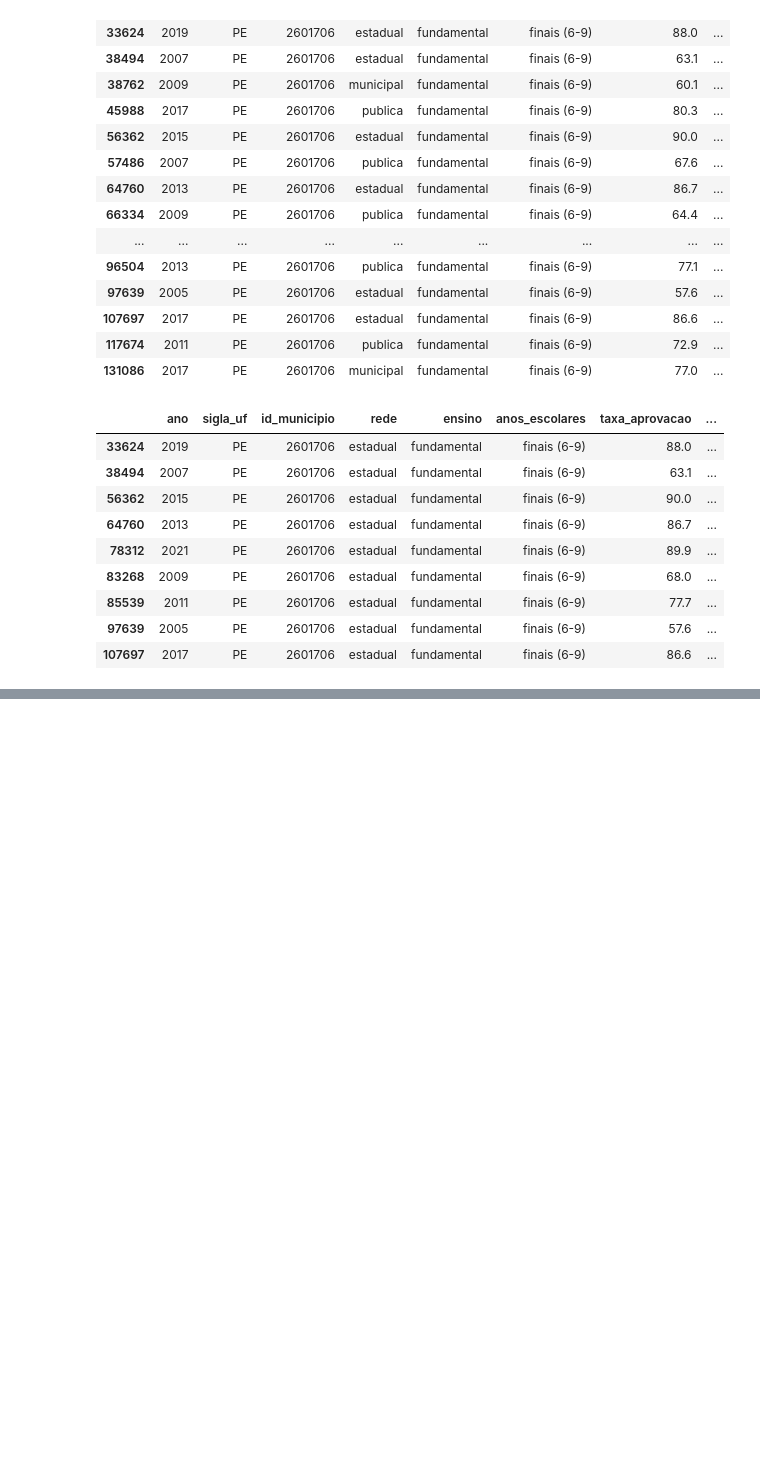
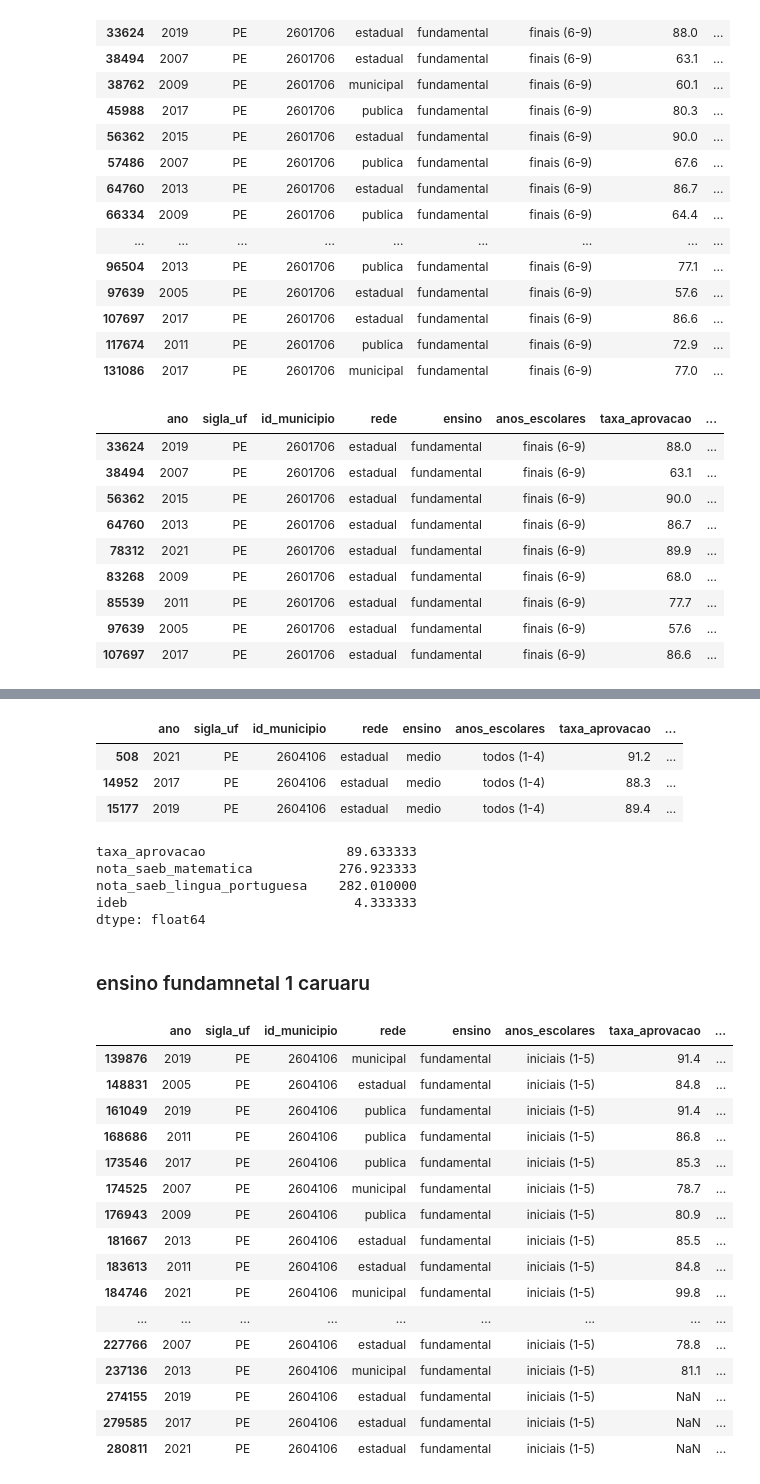
Before and after one commit to claraaqn/IC-Dadis_IDEB, a Jupyter notebook: analise_descritiva.ipynb, the cells around one changed output, grey strips where cells are left out. Cells and saved outputs as stored; diff of their text form; code cells hidden in the pictures; blank space fills up the shorter version.

```diff
--- a/analise_descritiva.ipynb
+++ b/analise_descritiva.ipynb
@@ -184,0 +221,39 @@ data_f2_bj_est[dados_numericos].describe()
+# %%
+data_em_ca_est = data_em_ca[(data['rede'] == 'estadual')]
+data_em_ca_est
+# %% [output]
+|  | ano | sigla_uf | id_municipio | rede | ensino | anos_escolares | taxa_aprovacao | ... |
+| 508 | 2021 | PE | 2604106 | estadual | medio | todos (1-4) | 91.2 | ... |
+| 14952 | 2017 | PE | 2604106 | estadual | medio | todos (1-4) | 88.3 | ... |
+| 15177 | 2019 | PE | 2604106 | estadual | medio | todos (1-4) | 89.4 | ... |
+# %%
+data_em_ca_est[dados_numericos].mean()
+# %% [output]
+taxa_aprovacao                  89.633333
+nota_saeb_matematica           276.923333
+nota_saeb_lingua_portuguesa    282.010000
+ideb                             4.333333
+dtype: float64
+# %% [markdown]
+### ensino fundamnetal 1 caruaru
+# %%
+data_f1_ca = data[(data['id_municipio'] == 2604106) & (data['ensino'] == 'fundamental') & (data['anos_escolares'] == 'iniciais (1-5)')]
+data_f1_ca
+# %% [output]
+|  | ano | sigla_uf | id_municipio | rede | ensino | anos_escolares | taxa_aprovacao | ... |
+| 139876 | 2019 | PE | 2604106 | municipal | fundamental | iniciais (1-5) | 91.4 | ... |
+| 148831 | 2005 | PE | 2604106 | estadual | fundamental | iniciais (1-5) | 84.8 | ... |
+| 161049 | 2019 | PE | 2604106 | publica | fundamental | iniciais (1-5) | 91.4 | ... |
+| 168686 | 2011 | PE | 2604106 | publica | fundamental | iniciais (1-5) | 86.8 | ... |
+| 173546 | 2017 | PE | 2604106 | publica | fundamental | iniciais (1-5) | 85.3 | ... |
+| 174525 | 2007 | PE | 2604106 | municipal | fundamental | iniciais (1-5) | 78.7 | ... |
+| 176943 | 2009 | PE | 2604106 | publica | fundamental | iniciais (1-5) | 80.9 | ... |
+| 181667 | 2013 | PE | 2604106 | estadual | fundamental | iniciais (1-5) | 85.5 | ... |
+| 183613 | 2011 | PE | 2604106 | estadual | fundamental | iniciais (1-5) | 84.8 | ... |
+| 184746 | 2021 | PE | 2604106 | municipal | fundamental | iniciais (1-5) | 99.8 | ... |
+| ... | ... | ... | ... | ... | ... | ... | ... | ... |
+| 227766 | 2007 | PE | 2604106 | estadual | fundamental | iniciais (1-5) | 78.8 | ... |
+| 237136 | 2013 | PE | 2604106 | municipal | fundamental | iniciais (1-5) | 81.1 | ... |
+| 274155 | 2019 | PE | 2604106 | estadual | fundamental | iniciais (1-5) | NaN | ... |
+| 279585 | 2017 | PE | 2604106 | estadual | fundamental | iniciais (1-5) | NaN | ... |
+| 280811 | 2021 | PE | 2604106 | estadual | fundamental | iniciais (1-5) | NaN | ... |
```
Also changed, not shown: parts of 36 cells of this notebook.
